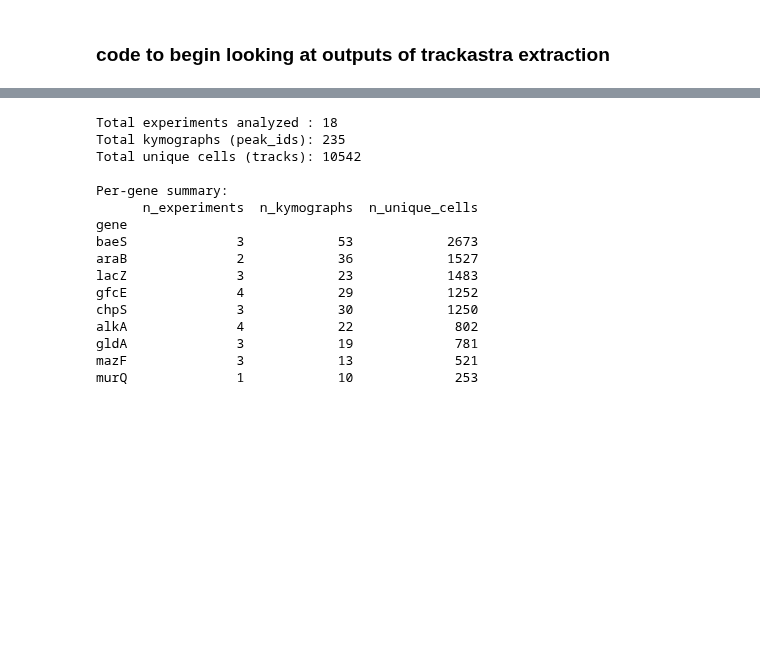
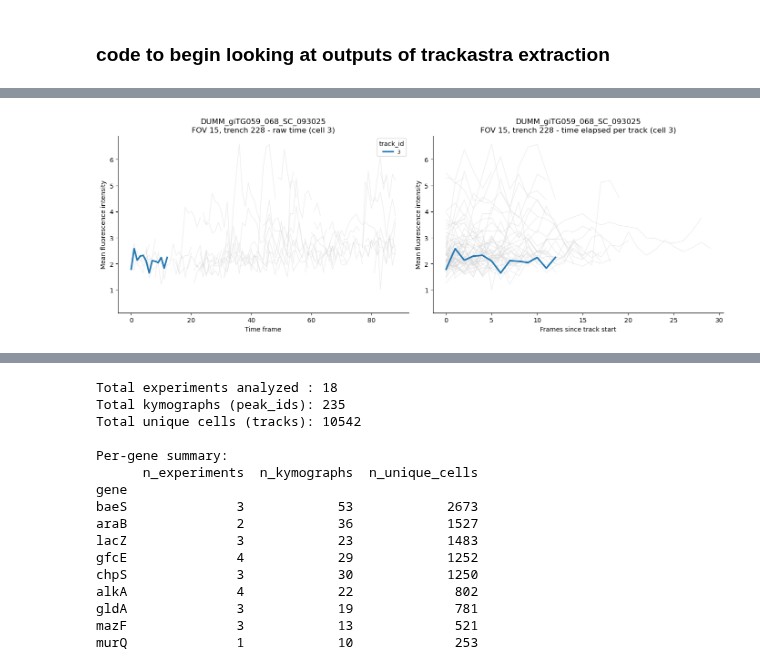
Before and after one commit to acJuarez/mother_machine_cell_tracker, a Jupyter notebook: notebooks/trackastra_figures.ipynb, the cells around one changed output, grey strips where cells are left out. Cells and saved outputs as stored; diff of their text form; code cells hidden in the pictures; blank space fills up the shorter version.

```diff
--- a/notebooks/trackastra_figures.ipynb
+++ b/notebooks/trackastra_figures.ipynb
@@ -406,0 +531,4 @@ all_data = pd.read_csv('/Users/adrianjuarez/Documents/Covert_lab/repos/mother_ma
+# %%
+plot_track_fluorescence(all_data, exp, fov, peak_id, cell_id=3)
+# %% [output]
+[figure, added]
```
Also changed, not shown: parts of 18 cells of this notebook, 2 other files.
